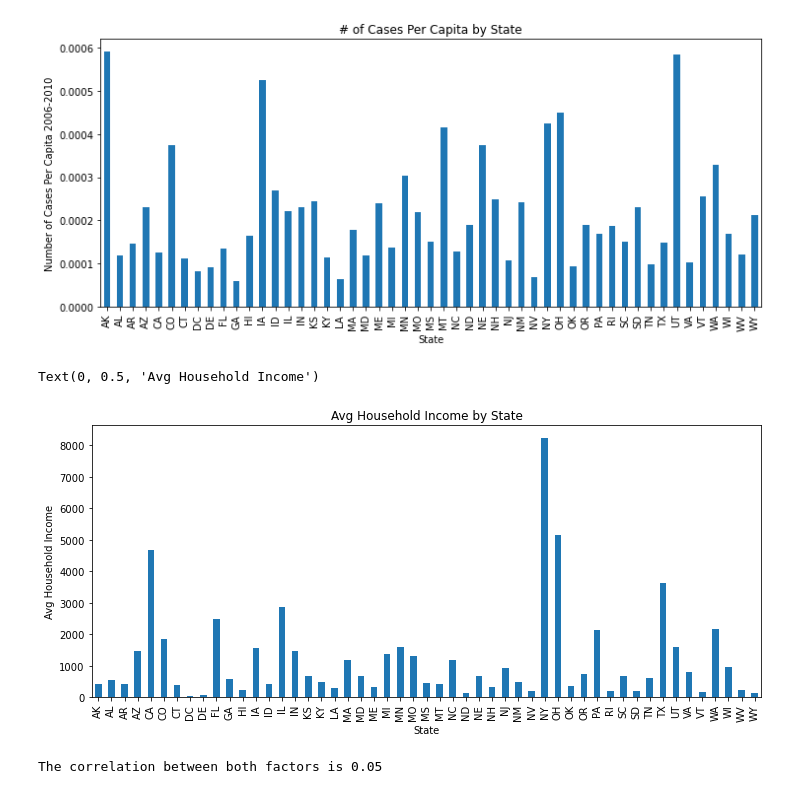
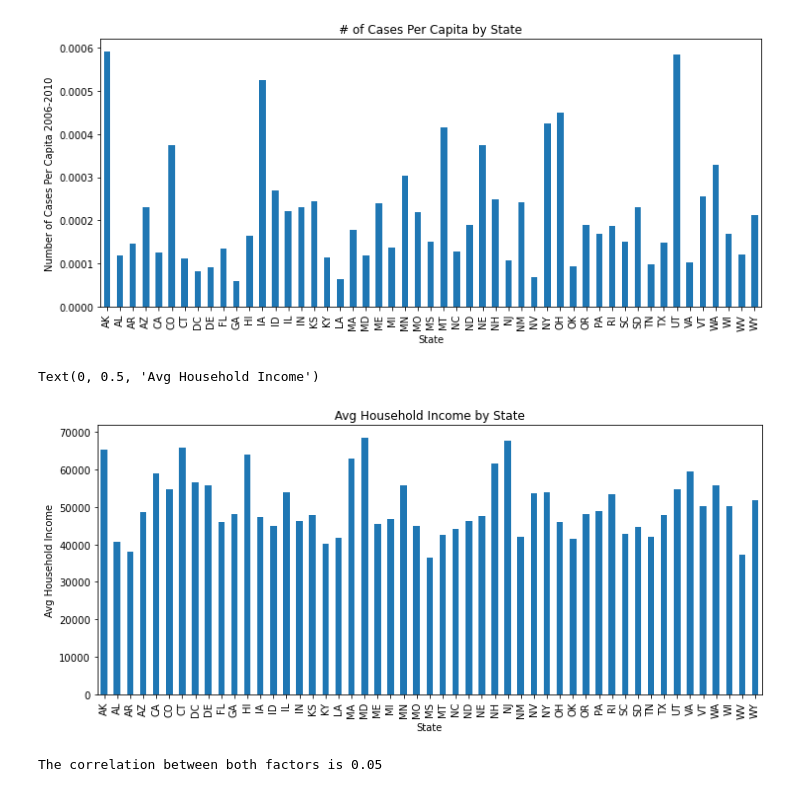
Before and after one commit to SamClements94/Project-1, a Jupyter notebook: Project_1-sam.ipynb, the cells around one changed output. Drawn from its saved outputs; the diff is of its cells as text; code cells hidden in the pictures.

Commit message:
final chart cleanup

```diff
--- a/Project_1-sam.ipynb
+++ b/Project_1-sam.ipynb
@@ -268,14 +267,14 @@ Text(0, 0.5, 'Number of Cases Per Capita 2006-2010')
 # %%
 # avg income by state
 
 state_group=grouped_df.groupby(['state'])
-income_by_state = state_group['household income']
+income_by_state = state_group['household income'].mean()
 
 
-state_disease_chart = disease_by_state.plot(kind='bar', title='Avg Household Income by State', figsize=(12,5))
+state_disease_chart = income_by_state.plot(kind='bar', title='Avg Household Income by State', figsize=(12,5))
 state_disease_chart.set_xlabel("State")
 state_disease_chart.set_ylabel("Avg Household Income")
 # %% [output]
 Text(0, 0.5, 'Avg Household Income')
-[figure, old version]
+[figure, new version]
 # %%
```
Also changed, not shown: parts of 2 cells of this notebook.
